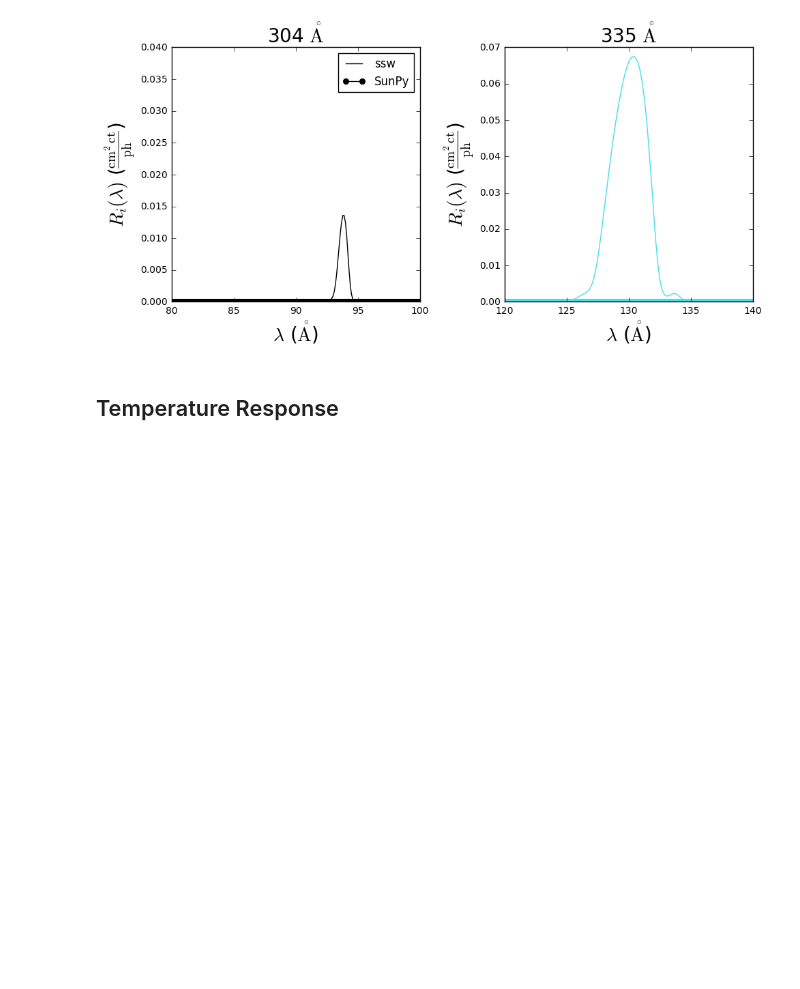
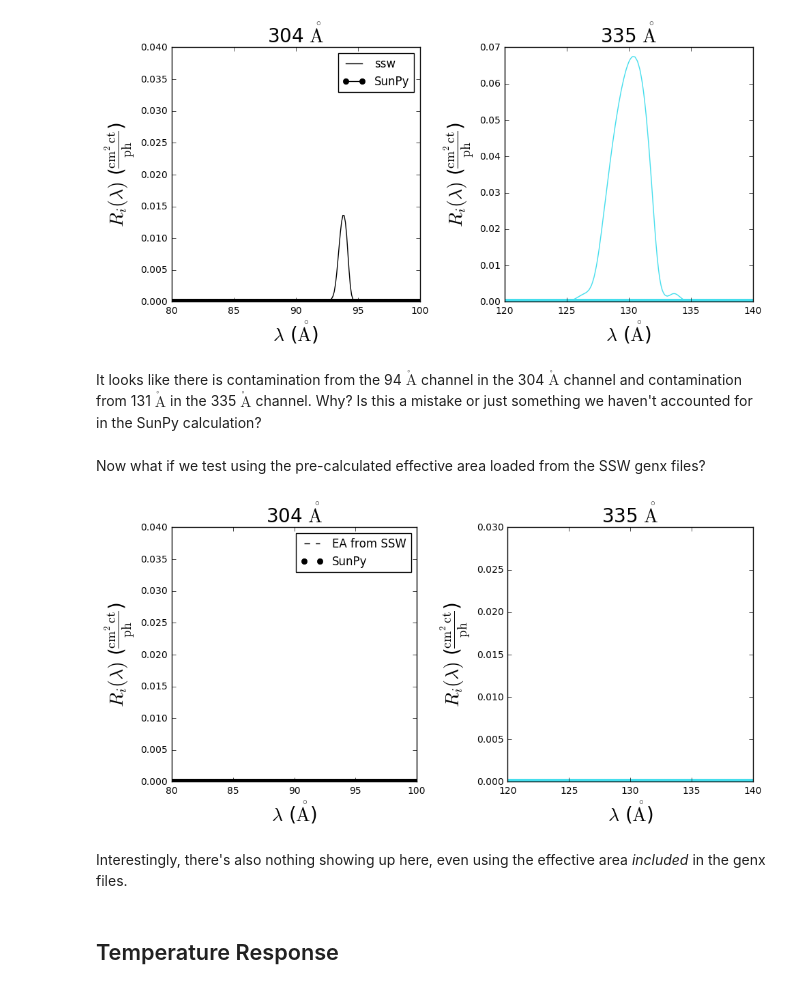
Before and after one commit to wtbarnes/aia_response, a Jupyter notebook: notebooks/response_function_comparison.ipynb, the cells around one changed output. Saved outputs shown, nothing was run; the diff lists cells and outputs as text; code cells hidden in the pictures; blank space fills up the shorter version.

```diff
--- a/notebooks/response_function_comparison.ipynb
+++ b/notebooks/response_function_comparison.ipynb
@@ -84,5 +84,31 @@ axes[0].legend(loc='best')
 plt.tight_layout()
 # %% [output]
 [figure]
+# %% [markdown]
+It looks like there is contamination from the 94 $\mathrm{\mathring{A}}$ channel in the 304 $\mathrm{\mathring{A}}$ channel and contamination from 131 $\mathrm{\mathring{A}}$ in the 335 $\mathrm{\mathring{A}}$ channel. Why? Is this a mistake or just something we haven't accounted for in the SunPy calculation?
+# %% [markdown]
+Now what if we test using the pre-calculated effective area loaded from the SSW genx files?
+# %%
+fig,axes = plt.subplots(1,2,figsize=(10,5))
+for ax,c in zip(axes.flatten(),[304,335]):
+    wvl_response = response._channel_info[c]['effective_area']*response._calculate_system_gain(c)
+    ax.plot(response.wavelength_response[c]['wavelength'],
+           wvl_response,'--',color=response.channel_colors[c],label=r'EA from SSW')
+    ax.plot(response.wavelength_response[c]['wavelength'],
+           response.wavelength_response[c]['response'],'.',ms=12,color=response.channel_colors[c],
+           label=r'SunPy')
+    if c==304:
+        ax.set_xlim([80,100])
+    if c==335:
+        ax.set_xlim([120,140])
+    ax.set_title('{} $\mathrm{{\mathring{{A}}}}$'.format(c),fontsize=20)
+    ax.set_xlabel(r'$\lambda$ ({0:latex})'.format(response.wavelength_response[c]['wavelength'].unit),fontsize=20)
+    ax.set_ylabel(r'$R_i(\lambda)$ ({0:latex})'.format(response.wavelength_response[c]['response'].unit),fontsize=20)
+axes[0].legend(loc='best')
+plt.tight_layout()
+# %% [output]
+[figure, added]
+# %% [markdown]
+Interestingly, there's also nothing showing up here, even using the effective area _included_ in the genx files.
 # %% [markdown]
 ## Temperature Response
```
Also changed, not shown: 4 other files.
